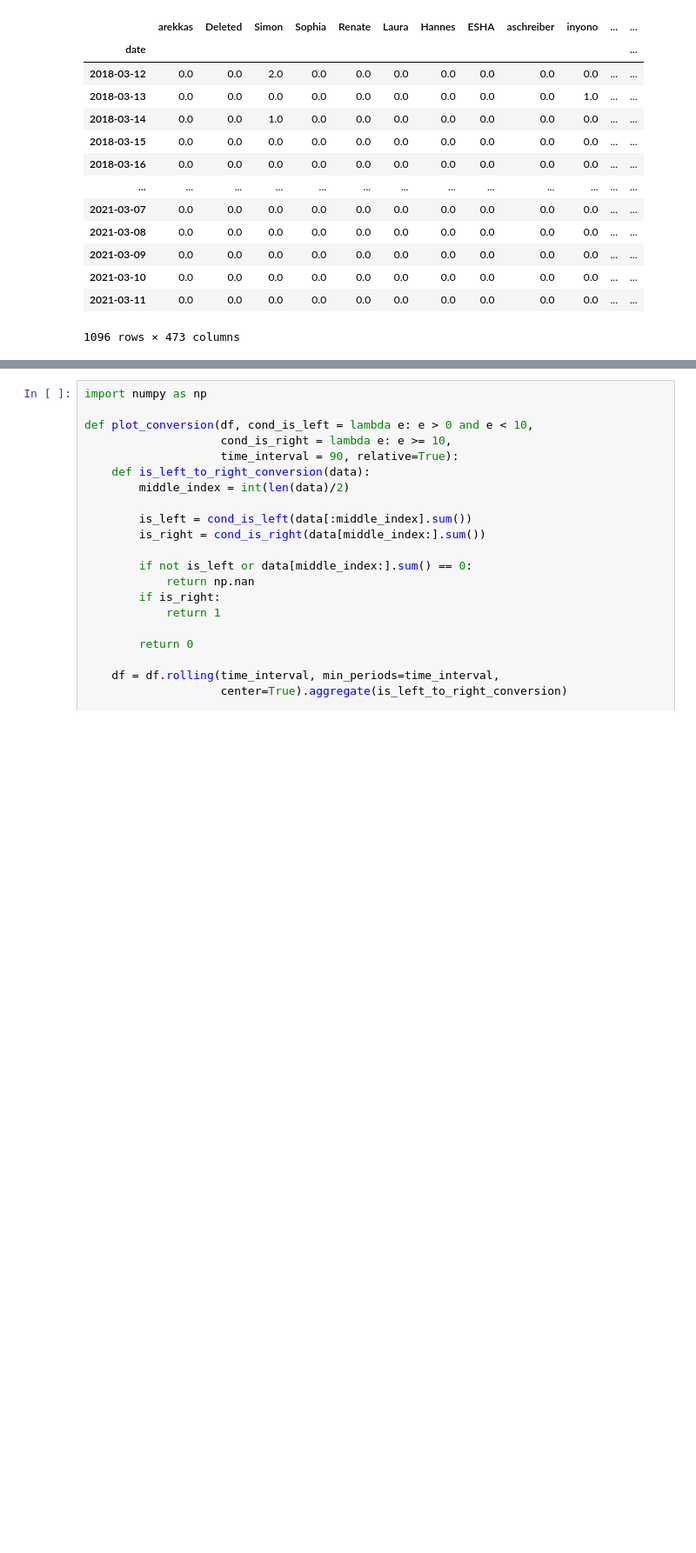
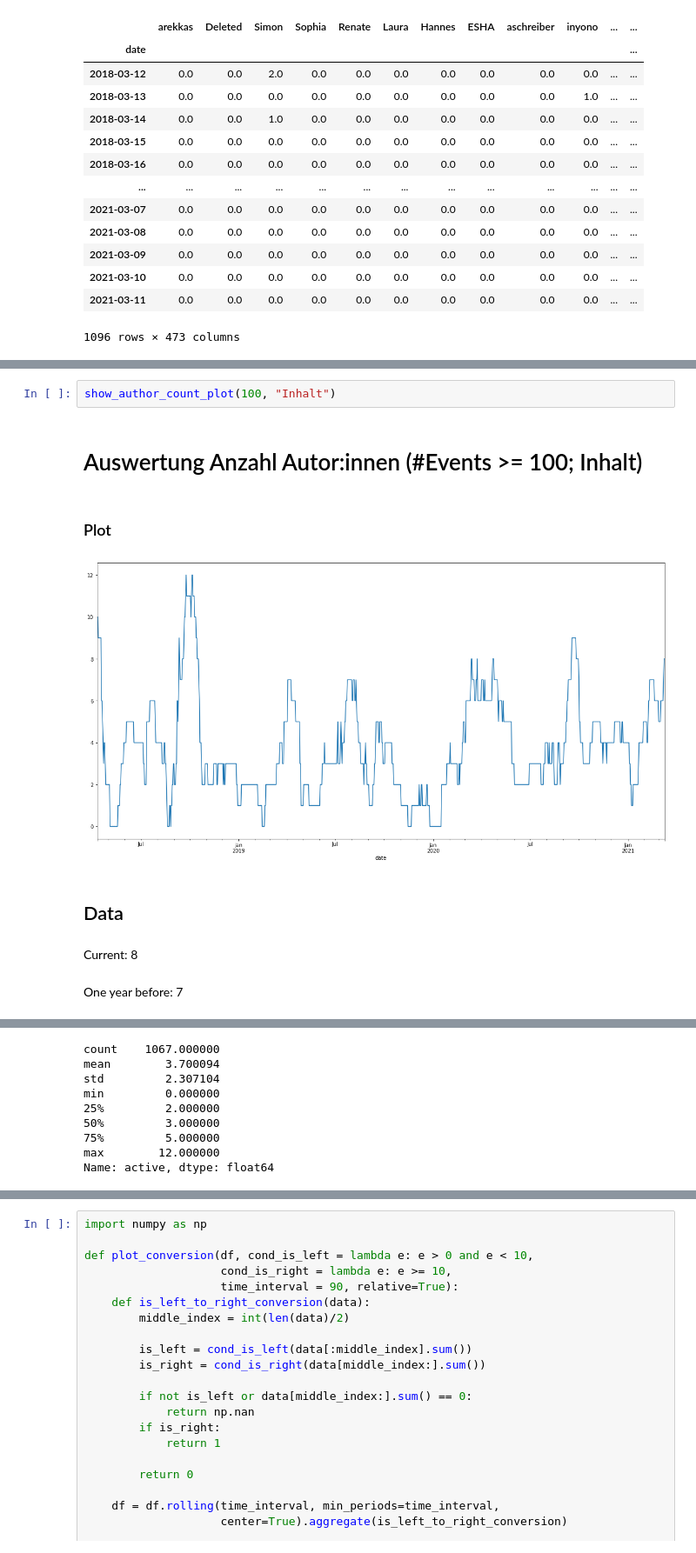
Before and after one commit to kulla/serlo-evaluations, a Jupyter notebook: 2021-03-17 Aktuelle Größe unserer Community.ipynb, the cells around one changed output, grey strips where cells are left out. Shown at 87% size. Drawn from its saved outputs; the diff is of its cells as text; blank space fills up the shorter version.

```diff
--- a/2021-03-17 Aktuelle Übergangsraten in der Aktivität.ipynb
+++ b/2021-03-17 Aktuelle Größe unserer Community.ipynb
@@ -135,0 +207,9 @@ df["active"].plot(figsize=(20,10))
+# %%
+show_author_count_plot(100, "Inhalt")
+# %% [output]
+# Auswertung Anzahl Autor:innen (#Events >= 100; Inhalt)
+### Plot
+[figure, added]
+## Data
+Current: 8
+One year before: 7
@@ -135,0 +217,9 @@ df["active"].plot(figsize=(20,10))
+count    1067.000000
+mean        3.700094
+std         2.307104
+min         0.000000
+25%         2.000000
+50%         3.000000
+75%         5.000000
+max        12.000000
+Name: active, dtype: float64
```
Also changed, not shown: parts of 15 cells of this notebook.
